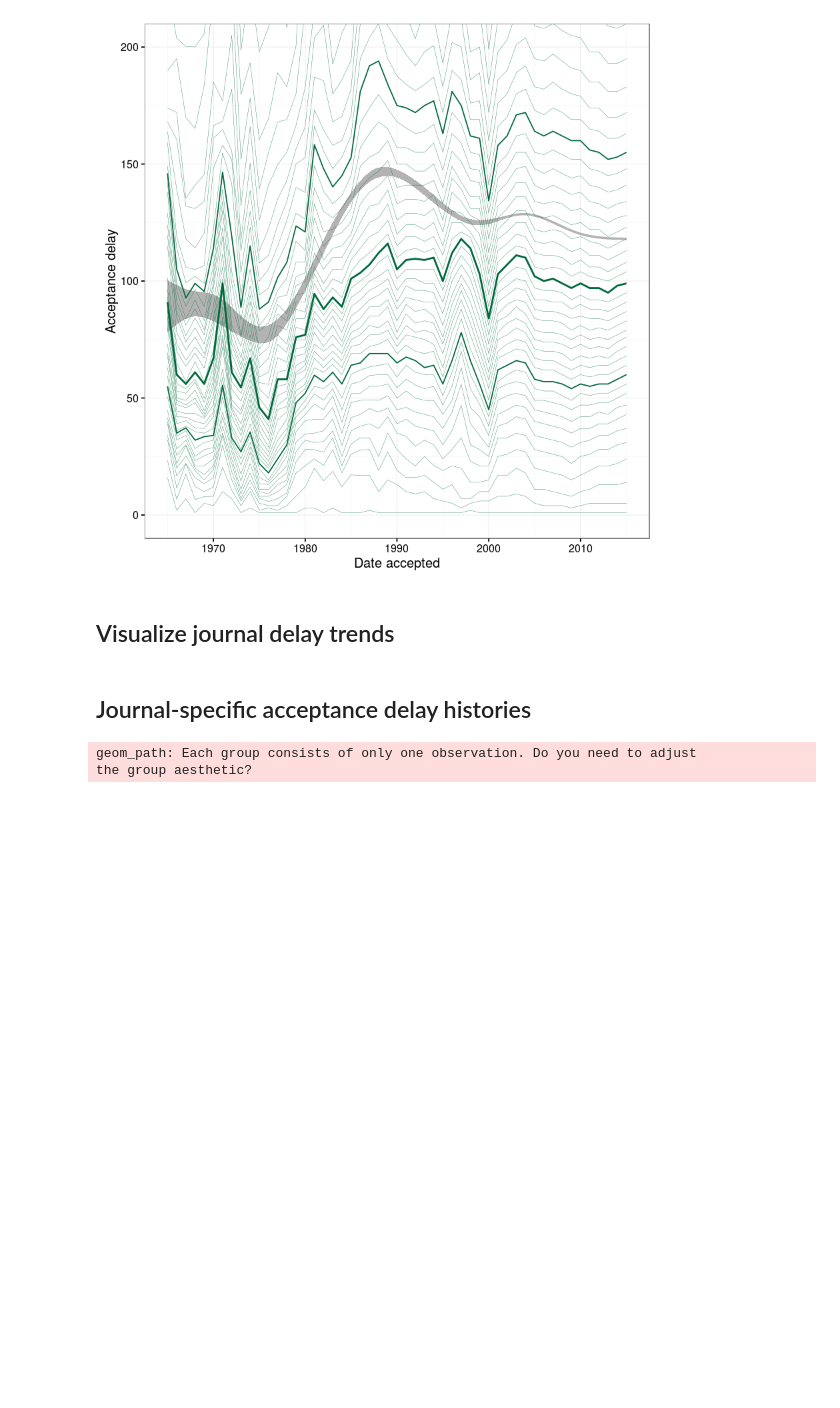
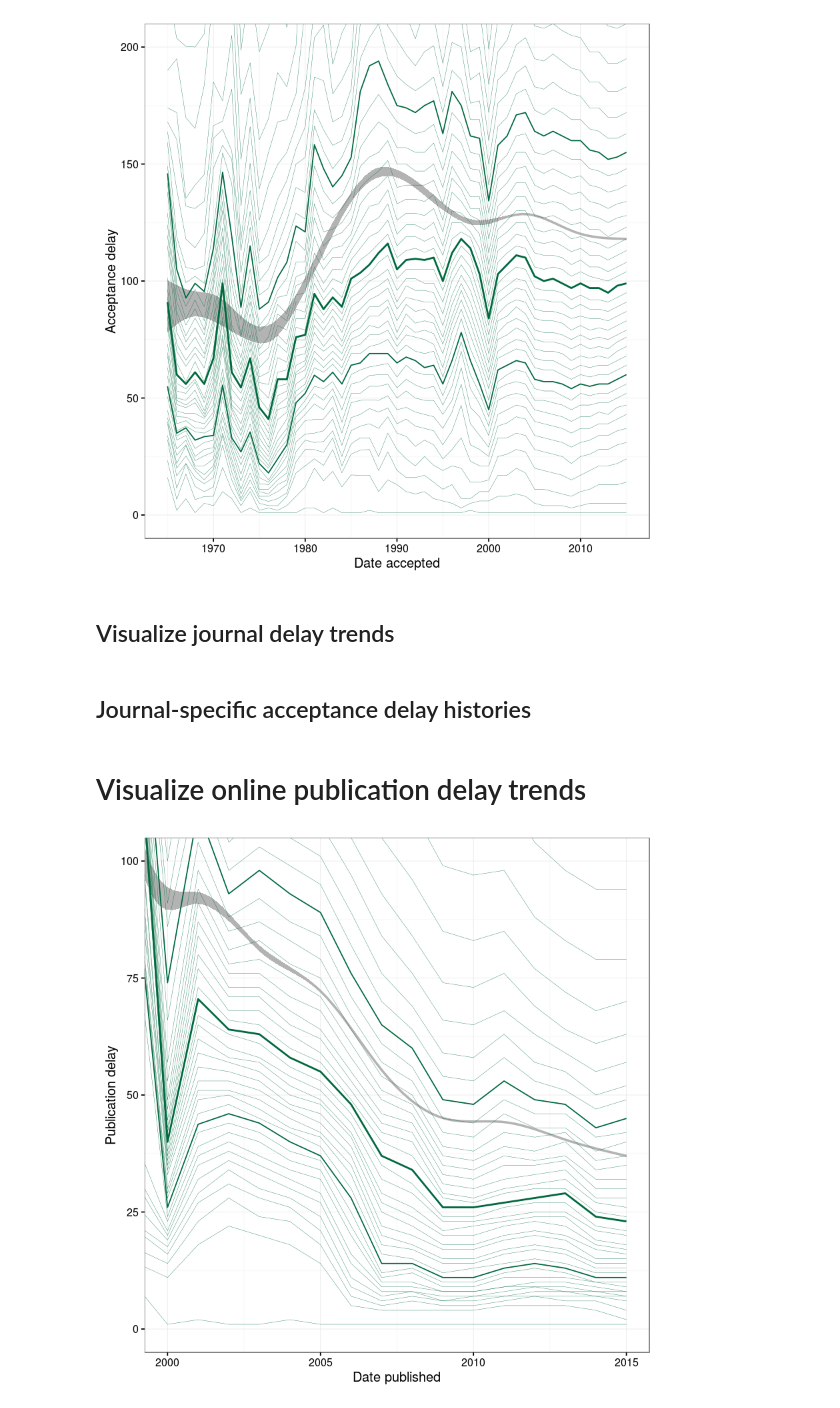
Before and after one commit to dhimmel/delays, a Jupyter notebook: plot.ipynb, the cells around one changed output. Cells and saved outputs as stored; diff of their text form; code cells hidden in the pictures; blank space fills up the shorter version.

Commit message:
Sample zero-day publishing delays

```diff
--- a/plot.ipynb
+++ b/plot.ipynb
@@ -49,23 +49,23 @@ head(accept_df, 2)
 | 2 | 2984816R | 18959840 | 1965-08-03 | 87 |
 # %%
 # Create a publication delay dataset
-publication_df = all_df %>%
+publish_df = all_df %>%
   #dplyr::mutate(date_online_decimal = lubridate::decimal_date(date_online)) %>%
   dplyr::mutate(publication_delay = as.numeric(date_online - accepted, units='days')) %>%
   dplyr::select(journal_nlm_id, pubmed_id, date_online, publication_delay) %>%
   dplyr::filter(! is.na(publication_delay)) %>%
   dplyr::filter(publication_delay >= 0) %>%
-  dplyr::filter(publication_delay <= 1000) %>%
+  dplyr::filter(publication_delay <= 365 * 2) %>%
   dplyr::filter(date_online >= earliest) %>%
   dplyr::filter(date_online <= latest) %>%
   dplyr::arrange(date_online, pubmed_id)
 
 path = file.path('data', 'publication-delays.tsv')
-publication_df %>%
+publish_df %>%
   readr::write_tsv(path)
 system2('gzip', c('--force', path))
 
-head(publication_df, 2)
+head(publish_df, 2)
 # %% [output]
 |  | journal_nlm_id | pubmed_id | date_online | publication_delay |
 | 1 | 9801902 | 11056693 | 1997-08-13 | 211 |
@@ -88,7 +110,7 @@ journal_df = journal_df %>%
       )
   ) %>%
   dplyr::left_join(
-    publication_df %>%
+    publish_df %>%
       dplyr::group_by(journal_nlm_id) %>%
       dplyr::summarize(
         'publication_delays' = n(),
@@ -182,21 +214,14 @@ for (i in 1:nrow(subset_df)) {
   journal_abbrev = subset_df$journal_abbrev[i]
   df = accept_df %>%
     dplyr::filter(journal_nlm_id == nlm_id) %>%
-    dplyr::mutate(accepted_decimal = lubridate::decimal_date(accepted)) %>%
-    dplyr::mutate(year_accepted = lubridate::year(accepted))
+    dplyr::mutate(accepted_decimal = lubridate::decimal_date(accepted))
 
   xlimits = boxplot.stats(df$accepted_decimal, coef = 3)$stats[c(1, 5)]
   ylimits = boxplot.stats(df$acceptance_delay, coef = 3)$stats[c(1, 5)]
 
-  median_df = df %>%
-    dplyr::group_by(year_accepted) %>%
-    dplyr::summarize(acceptance_delay = median(acceptance_delay)) %>%
-    dplyr::mutate(accepted_decimal = year_accepted + 0.5)
-
   gg = df %>%
     ggplot2::ggplot(aes(x = accepted_decimal, y = acceptance_delay)) +
     ggplot2::geom_point(alpha=log(nrow(df))^-1.02 - 0.02, color='#e60000') +
-    ggplot2::geom_line(data=median_df, size=0.8, color = '#00693E') +
     ggplot2::geom_smooth(linetype=0, fill='#454343', alpha=0.56) +
     ggplot2::coord_cartesian(xlim = xlimits, ylim = ylimits) +
     ggplot2::theme_bw() +
@@ -206,6 +231,39 @@ for (i in 1:nrow(subset_df)) {
   path = file.path('viz', 'journal', 'accept', sprintf('%s.png', nlm_id))
   ggplot2::ggsave(filename = path, plot = gg, width = 5.5, height = 0.75 * 5.5)
 }
-# %% [output]
-geom_path: Each group consists of only one observation. Do you need to adjust
-the group aesthetic?
+# %% [markdown]
+# Visualize online publication delay trends
+# %%
+summarize_year <- function(df) {
+  probs = seq(0, 1, 0.025)
+  dplyr::data_frame(
+    percentile = 100 * probs,
+    delay = quantile(df$publication_delay, probs=probs),
+    articles = nrow(df)
+  )
+}
+
+year_df = publish_df %>%
+  dplyr::mutate(year_published = lubridate::year(date_online)) %>%
+  dplyr::group_by(year_published) %>%
+  dplyr::do(summarize_year(.))
+
+gg = year_df %>%
+  ggplot2::ggplot(aes(x = year_published, y = delay, group = percentile)) +
+  ggplot2::geom_smooth(aes(group=NULL),
+      data=publish_df %>% dplyr::mutate(year_published = lubridate::year(date_online), delay = publication_delay),
+      color='#B4B3B3', fill = '#B4B3B3', alpha=1) +
+  ggplot2::geom_line(size=0.1, color = '#00693E') +
+  ggplot2::geom_line(data = dplyr::filter(year_df, percentile == 50), size=0.8, color = '#00693E') +
+  ggplot2::geom_line(data = dplyr::filter(year_df, percentile %in% c(25, 75)), size=0.5, color = '#00693E') +
+  ggplot2::coord_cartesian(xlim=c(2000, 2015), ylim = c(0, 100)) +
+  ggplot2::theme_bw() +
+  ggplot2::xlab('Date published') +
+  ggplot2::ylab('Publication delay')
+
+#path = file.path('viz', 'publication-by-article.png')
+#ggplot2::ggsave(filename = path, plot = gg, width = 5.5, height = 0.75 * 5.5)
+
+gg
+# %% [output]
+[figure, added]
```
Also changed, not shown: parts of 7 cells of this notebook.
